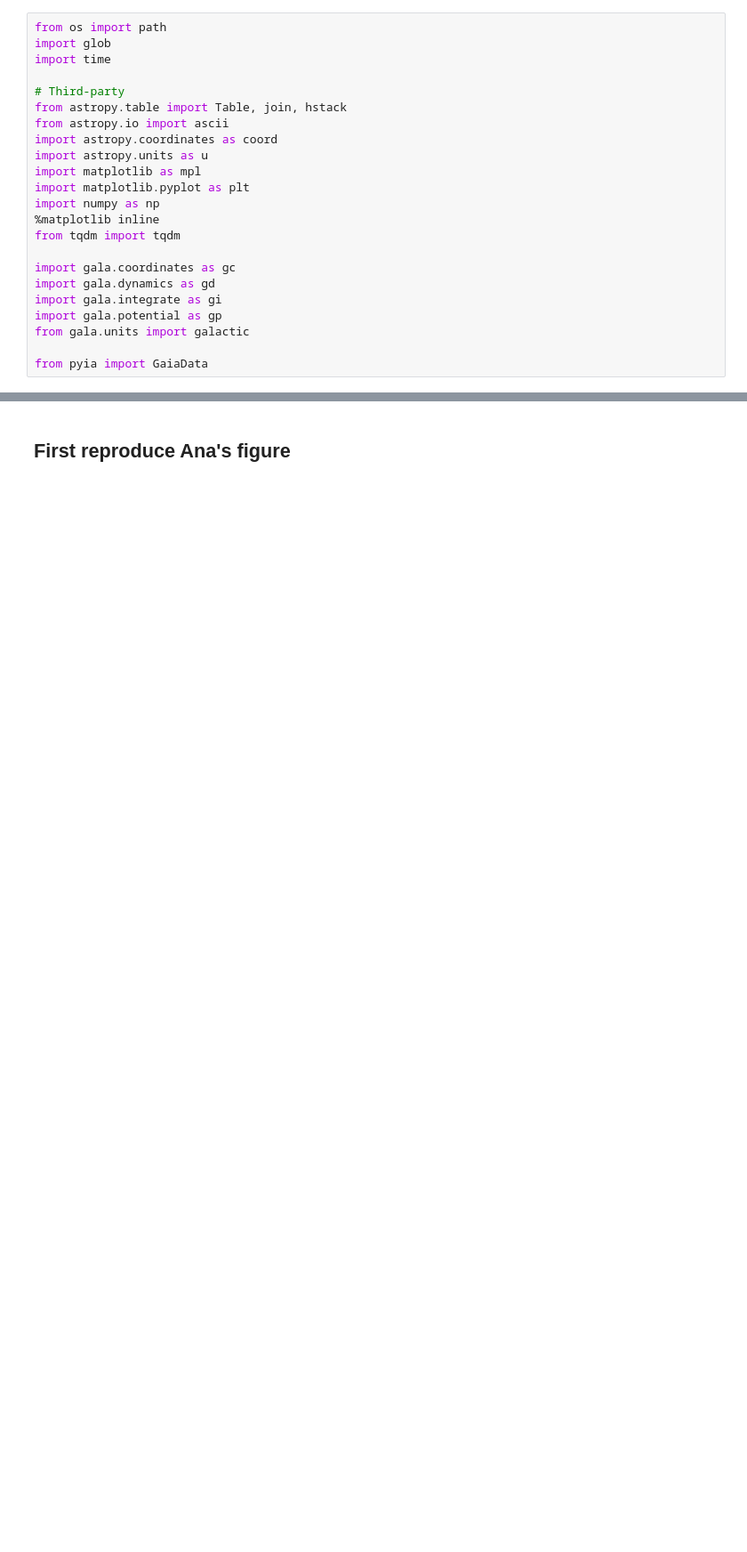
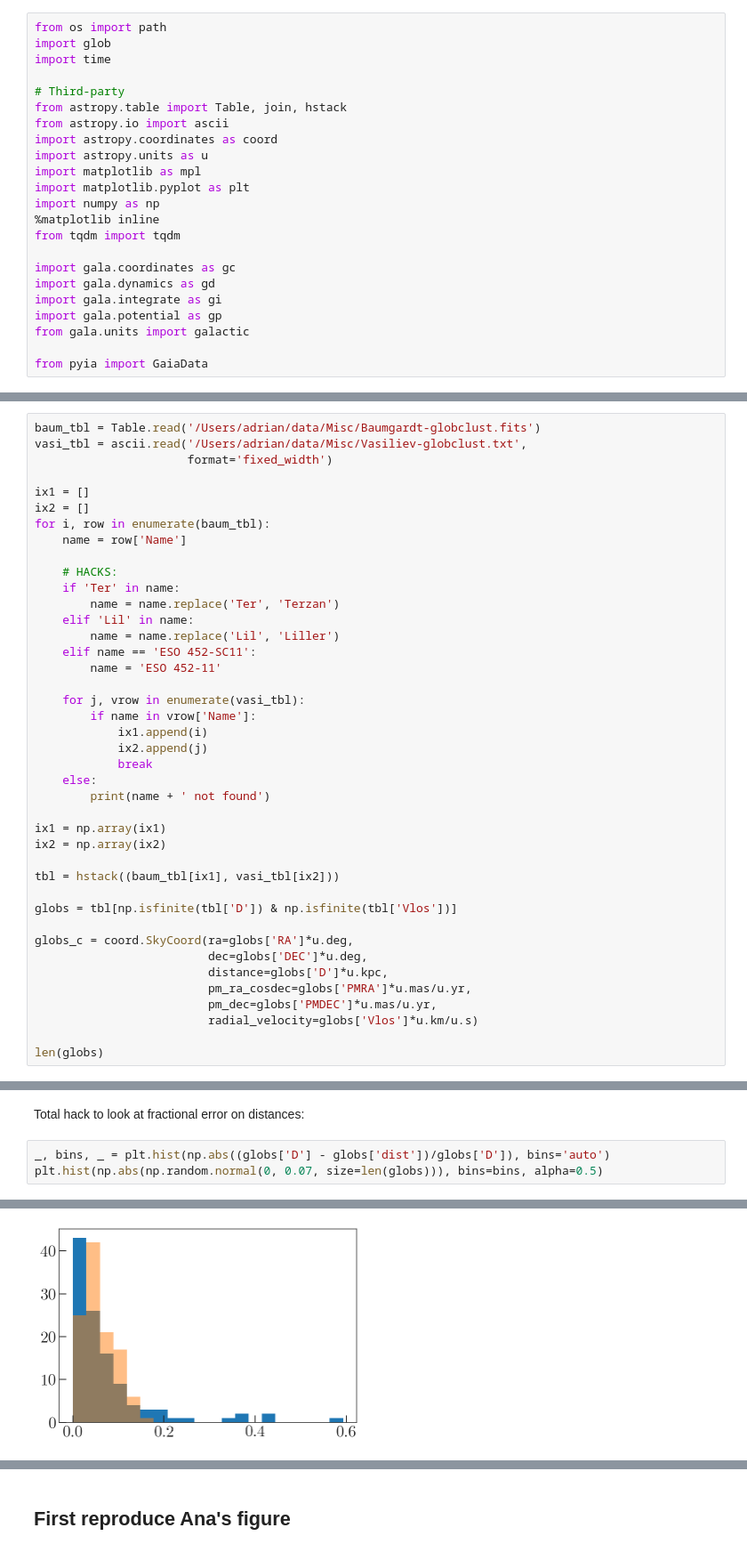
Before and after one commit to abonaca/gd1_spur, a Jupyter notebook: notebooks/Satellite-GD-1-separation.ipynb, the cells around one changed output, grey strips where cells are left out. Shown at 89% size. Drawn from its saved outputs; the diff is of its cells as text; blank space fills up the shorter version.

```diff
--- a/notebooks/Satellite-GD-1-separation.ipynb
+++ b/notebooks/Satellite-GD-1-separation.ipynb
@@ -29,0 +125,41 @@ n_clusters = len(tbl)
+# %%
+baum_tbl = Table.read('/Users/adrian/data/Misc/Baumgardt-globclust.fits')
+vasi_tbl = ascii.read('/Users/adrian/data/Misc/Vasiliev-globclust.txt',
+                      format='fixed_width')
+
+ix1 = []
+ix2 = []
+for i, row in enumerate(baum_tbl):
+    name = row['Name']
+
+    # HACKS:
+    if 'Ter' in name:
+        name = name.replace('Ter', 'Terzan')
+    elif 'Lil' in name:
+        name = name.replace('Lil', 'Liller')
+    elif name == 'ESO 452-SC11':
+        name = 'ESO 452-11'
+
+    for j, vrow in enumerate(vasi_tbl):
+        if name in vrow['Name']:
+            ix1.append(i)
+            ix2.append(j)
+            break
+    else:
+        print(name + ' not found')
+
+ix1 = np.array(ix1)
+ix2 = np.array(ix2)
+
+tbl = hstack((baum_tbl[ix1], vasi_tbl[ix2]))
+
+globs = tbl[np.isfinite(tbl['D']) & np.isfinite(tbl['Vlos'])]
+
+globs_c = coord.SkyCoord(ra=globs['RA']*u.deg,
+                         dec=globs['DEC']*u.deg,
+                         distance=globs['D']*u.kpc,
+                         pm_ra_cosdec=globs['PMRA']*u.mas/u.yr,
+                         pm_dec=globs['PMDEC']*u.mas/u.yr,
+                         radial_velocity=globs['Vlos']*u.km/u.s)
+
+len(globs)
@@ -36,0 +273,6 @@ gd1_w0 = gd.PhaseSpacePosition(pos=[-12.68868135, -0.6431087,  6.07148769]*u.kpc
+# %% [markdown]
+Total hack to look at fractional error on distances:
+# %%
+_, bins, _ = plt.hist(np.abs((globs['D'] - globs['dist'])/globs['D']), bins='auto')
+plt.hist(np.abs(np.random.normal(0, 0.07, size=len(globs))), bins=bins, alpha=0.5)
+# %% [output]
@@ -36,0 +287 @@ gd1_w0 = gd.PhaseSpacePosition(pos=[-12.68868135, -0.6431087,  6.07148769]*u.kpc
+[figure, added]
```
Also changed, not shown: parts of 49 cells of this notebook.
